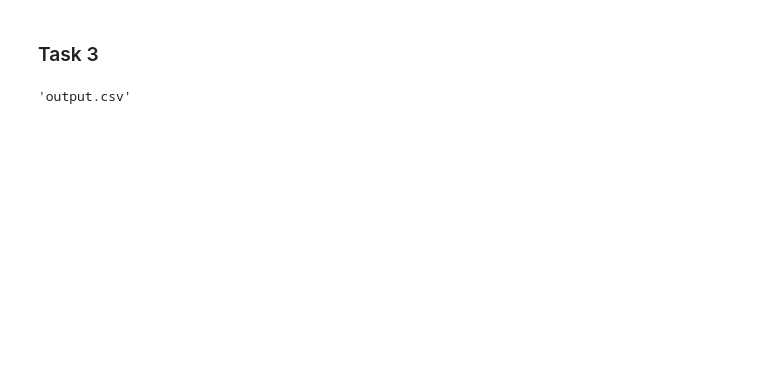
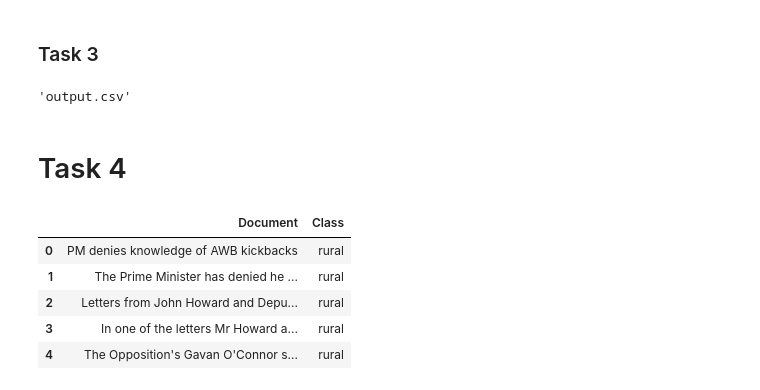
Before and after one commit to s19kjams/NLP, a Jupyter notebook: Assignment_1_KiavashJamshidi_AmirEsmaeili.ipynb, the cells around one changed output. Cells and saved outputs as stored; diff of their text form; code cells hidden in the pictures; blank space fills up the shorter version.

Commit message:
Added task 2 and 4

```diff
--- a/Assignment_1_KiavashJamshidi_AmirEsmaeili.ipynb
+++ b/Assignment_1_KiavashJamshidi_AmirEsmaeili.ipynb
@@ -73,3 +102,28 @@ def create_count_and_probability(file_name):
 create_count_and_probability("corpus.txt")
 # %% [output]
 'output.csv'
+# %% [markdown]
+# Task 4
+# %%
+import pandas as pd
+
+# Load and label data
+def load_data(file_path, label):
+    with open(file_path, 'r') as file:
+        documents = file.readlines()
+    return pd.DataFrame({'Document': [doc.strip() for doc in documents], 'Class': label})
+
+# Load rural and science datasets
+rural_df = load_data('rural.txt', 'rural')
+science_df = load_data('science.txt', 'science')
+
+# Combine into a single DataFrame
+data_df = pd.concat([rural_df, science_df], ignore_index=True)
+data_df.head()
+# %% [output]
+|  | Document | Class |
+| 0 | PM denies knowledge of AWB kickbacks | rural |
+| 1 | The Prime Minister has denied he ... | rural |
+| 2 | Letters from John Howard and Depu... | rural |
+| 3 | In one of the letters Mr Howard a... | rural |
+| 4 | The Opposition's Gavan O'Connor s... | rural |
```
Also changed, not shown: parts of 4 cells of this notebook.
